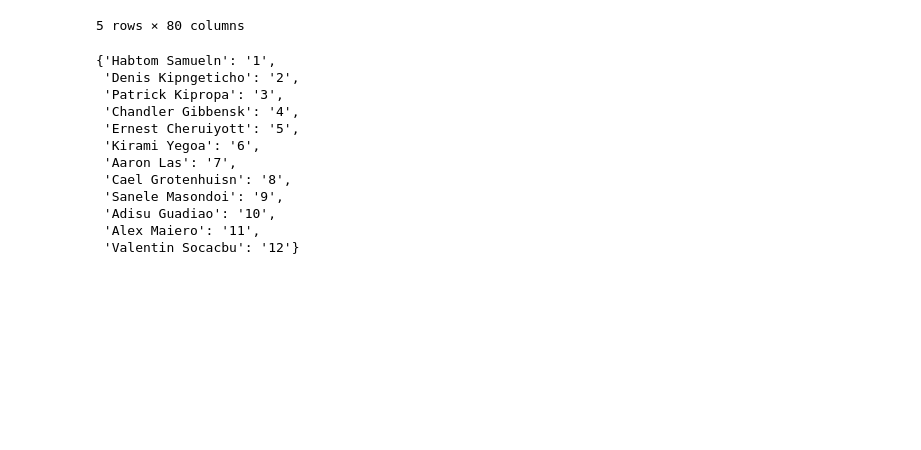
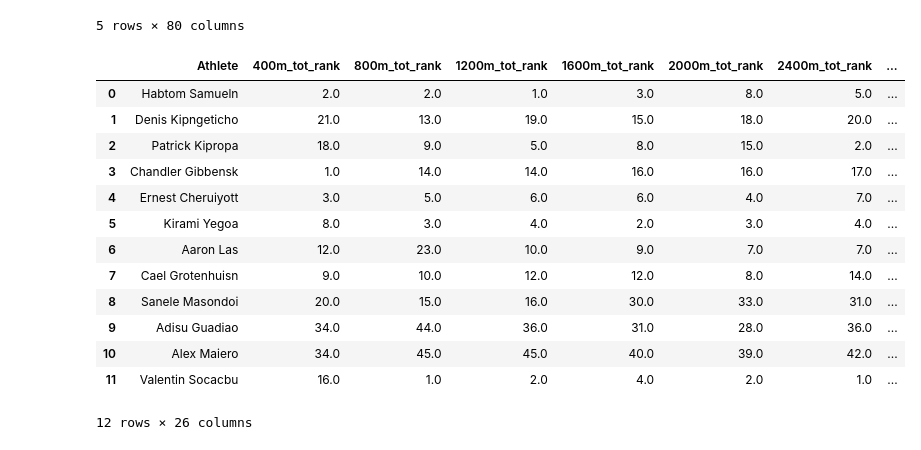
Before and after one commit to racheldadamio/rachels-receipts, a Jupyter notebook: regionals_10k/race_progression.ipynb, the cells around one changed output. Drawn from its saved outputs; the diff is of its cells as text; code cells hidden in the pictures; blank space fills up the shorter version.

```diff
--- a/regionals_10k/race_progression.ipynb
+++ b/regionals_10k/race_progression.ipynb
@@ -108,15 +96,0 @@ for k, v in zip(qualifiers, finish_place):
-# %%
-places
-# %% [output]
-{'Habtom Samueln': '1',
- 'Denis Kipngeticho': '2',
- 'Patrick Kipropa': '3',
- 'Chandler Gibbensk': '4',
- 'Ernest Cheruiyott': '5',
- 'Kirami Yegoa': '6',
- 'Aaron Las': '7',
- 'Cael Grotenhuisn': '8',
- 'Sanele Masondoi': '9',
- 'Adisu Guadiao': '10',
- 'Alex Maiero': '11',
- 'Valentin Socacbu': '12'}
@@ -122,0 +100,17 @@ places
+# %%
+rank_columns.head(12)
+# %% [output]
+|  | Athlete | 400m_tot_rank | 800m_tot_rank | 1200m_tot_rank | 1600m_tot_rank | 2000m_tot_rank | 2400m_tot_rank | ... |
+| 0 | Habtom Samueln | 2.0 | 2.0 | 1.0 | 3.0 | 8.0 | 5.0 | ... |
+| 1 | Denis Kipngeticho | 21.0 | 13.0 | 19.0 | 15.0 | 18.0 | 20.0 | ... |
+| 2 | Patrick Kipropa | 18.0 | 9.0 | 5.0 | 8.0 | 15.0 | 2.0 | ... |
+| 3 | Chandler Gibbensk | 1.0 | 14.0 | 14.0 | 16.0 | 16.0 | 17.0 | ... |
+| 4 | Ernest Cheruiyott | 3.0 | 5.0 | 6.0 | 6.0 | 4.0 | 7.0 | ... |
+| 5 | Kirami Yegoa | 8.0 | 3.0 | 4.0 | 2.0 | 3.0 | 4.0 | ... |
+| 6 | Aaron Las | 12.0 | 23.0 | 10.0 | 9.0 | 7.0 | 7.0 | ... |
+| 7 | Cael Grotenhuisn | 9.0 | 10.0 | 12.0 | 12.0 | 8.0 | 14.0 | ... |
+| 8 | Sanele Masondoi | 20.0 | 15.0 | 16.0 | 30.0 | 33.0 | 31.0 | ... |
+| 9 | Adisu Guadiao | 34.0 | 44.0 | 36.0 | 31.0 | 28.0 | 36.0 | ... |
+| 10 | Alex Maiero | 34.0 | 45.0 | 45.0 | 40.0 | 39.0 | 42.0 | ... |
+| 11 | Valentin Socacbu | 16.0 | 1.0 | 2.0 | 4.0 | 2.0 | 1.0 | ... |
+12 rows × 26 columns
```
Also changed, not shown: parts of 12 cells of this notebook, 1 other file.
